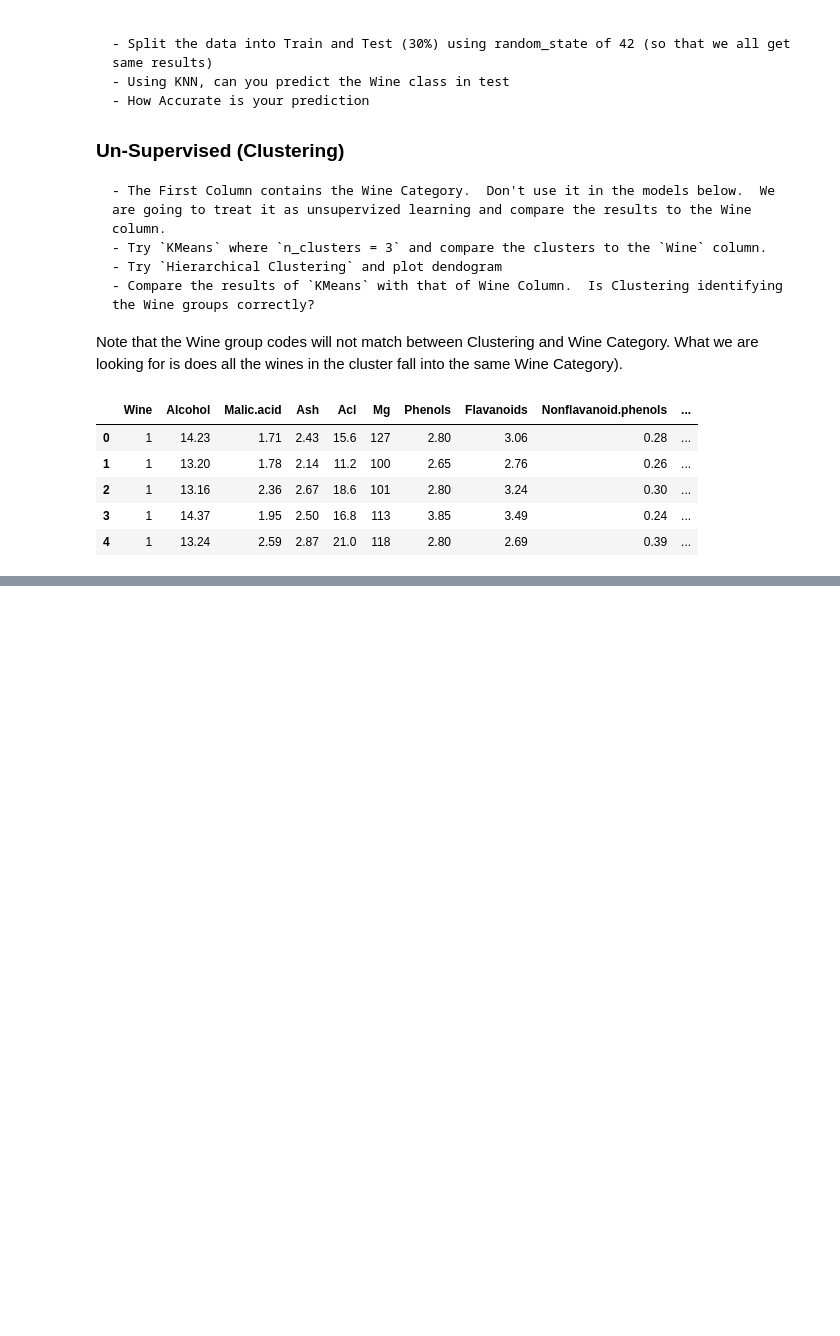
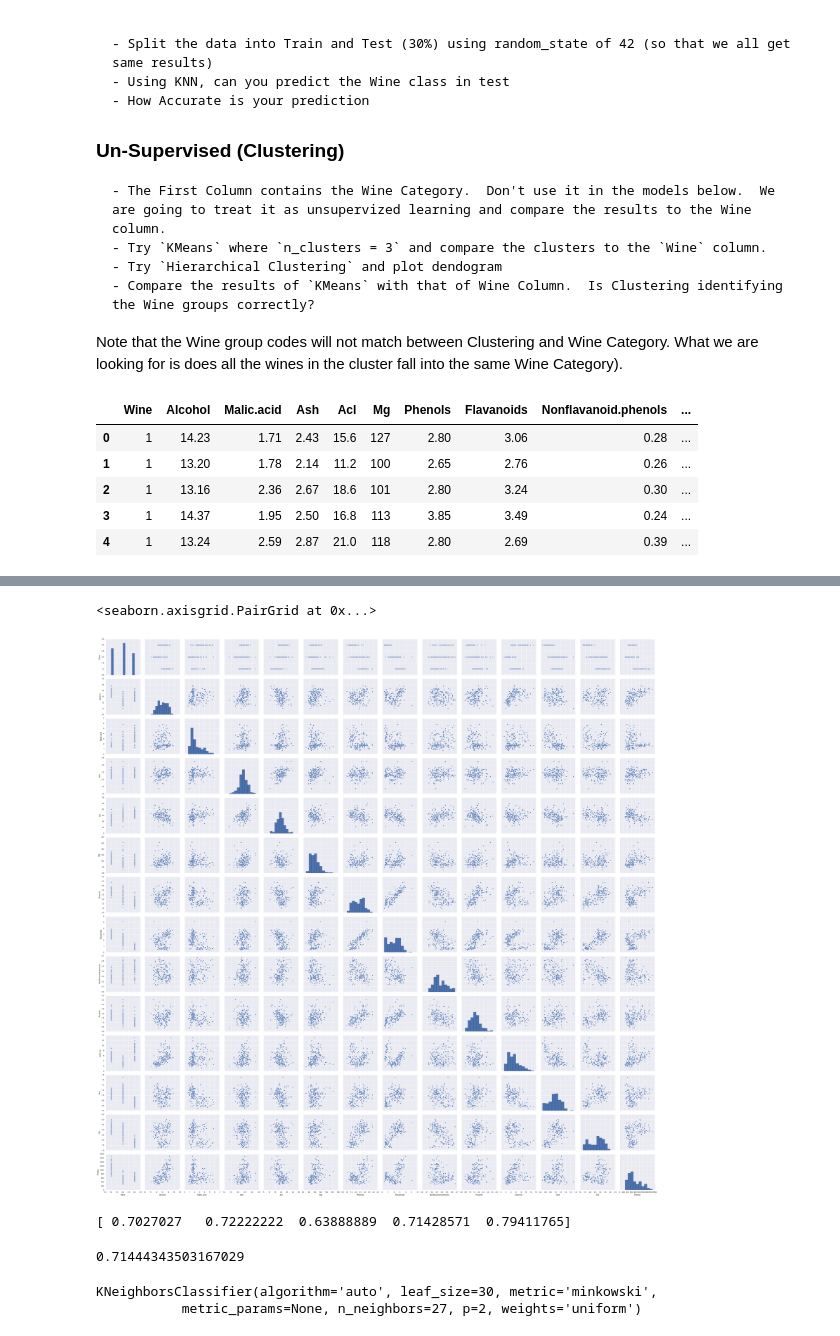
Before and after one commit to git-halvorson/DAT_SF_12, a Jupyter notebook: Homework/HW2-Copy0.ipynb, the cells around one changed output, grey strips where cells are left out. Cells and saved outputs as stored; diff of their text form; code cells hidden in the pictures; blank space fills up the shorter version.

```diff
--- a/Homework/HW2-Copy0.ipynb
+++ b/Homework/HW2-Copy0.ipynb
@@ -31,8 +31,8 @@ from sklearn.cross_validation import train_test_split, cross_val_score
 from seaborn import plt, color_palette
 from sklearn.preprocessing import scale
 # %%
-wineData = pd.read_csv('/Users/davidhalvorson/Google Drive/General Assembly/Data Science Class/github/DAT_SF_12/data/wine.csv')
-wineData.head(5)
+wine_data = pd.read_csv('/Users/davidhalvorson/Google Drive/General Assembly/Data Science Class/github/DAT_SF_12/data/wine.csv')
+wine_data.head(5)
 # %% [output]
 |  | Wine | Alcohol | Malic.acid | Ash | Acl | Mg | Phenols | Flavanoids | Nonflavanoid.phenols | ... |
 | 0 | 1 | 14.23 | 1.71 | 2.43 | 15.6 | 127 | 2.80 | 3.06 | 0.28 | ... |
@@ -69,0 +101,25 @@ AttributeError: 'DataFrame' object has no attribute 'target'
+# %%
+import seaborn
+seaborn.pairplot(wineData)
+# %% [output]
+<seaborn.axisgrid.PairGrid at 0x...>
+[figure, added]
+# %%
+# Start testing prediction with cross-val
+from sklearn.cross_validation import cross_val_score
+clf = neighbors.KNeighborsClassifier(27, weights='uniform')
+scores = cross_val_score(clf, x, y, cv=5)
+print scores
+# %% [output]
+[ 0.7027027   0.72222222  0.63888889  0.71428571  0.79411765]
+# %%
+# Um not so great
+np.mean(scores)
+# %% [output]
+0.71444343503167029
+# %%
+clf = neighbors.KNeighborsClassifier(27, weights='uniform')
+clf.fit(scale(x[:, 1:12]), y)
+# %% [output]
+KNeighborsClassifier(algorithm='auto', leaf_size=30, metric='minkowski',
+           metric_params=None, n_neighbors=27, p=2, weights='uniform')
```
Also changed, not shown: parts of 23 cells of this notebook, 1 other file.
